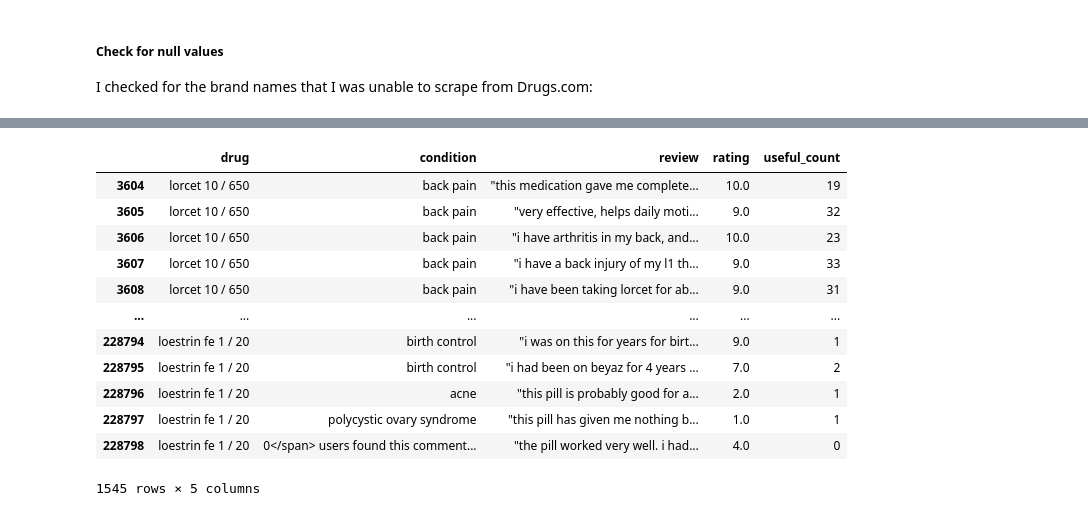
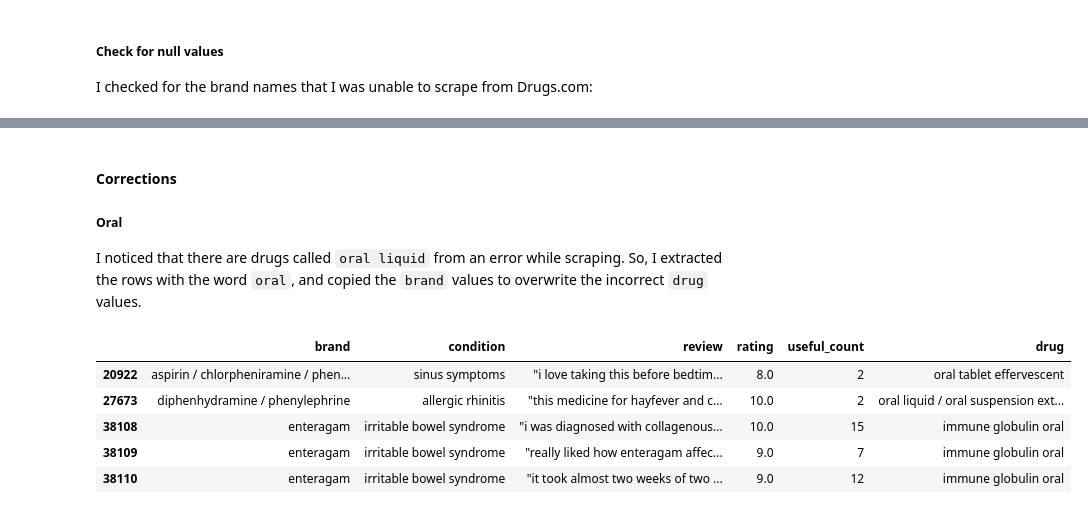
Before and after one commit to jocelynho/ga_capstone, a Jupyter notebook: 1_data_collection/1c_reviews.ipynb, the cells around one changed output, grey strips where cells are left out. Drawn from its saved outputs; the diff is of its cells as text; code cells hidden in the pictures.

```diff
--- a/1_data_collection/1c_reviews.ipynb
+++ b/1_data_collection/1c_reviews.ipynb
@@ -342,0 +451,4 @@ not_found
+# %%
+# convert nan to a string
+reviews.condition = reviews.condition.apply(lambda x: 'nan' if str(x) == 'nan' else x)
+reviews.isnull().sum()
@@ -342,0 +463,4 @@ not_found
+# %%
+# extract rows with incorrect condition
+tmp = reviews[reviews.condition.str.contains('</span>')]
+tmp.head()
@@ -342,0 +474,4 @@ not_found
+# %%
+# replace with np.nan
+reviews.loc[tmp.index, 'condition'] = 'nan'
+reviews.loc[tmp.index].head()
@@ -342,0 +507,10 @@ not_found
+# %%
+# create dictionary for replacements
+combo_replace = {'/': ' / ', ', and ': ' and ', ', ': ' and ',
+                 ' and ': ' / ', ' with ': ' / '}
+
+for i, j in combo_replace.items():
+    reviews.drug = reviews.drug.str.replace(i, j)
+
+# show first 10 values
+list(reviews.drug.unique())[:20]
@@ -343,16 +538,14 @@ not_found
+# %% [markdown]
+#### Corrections
+##### Oral
+I noticed that there are drugs called `oral liquid` from an error while scraping. So, I extracted the rows with the word `oral`, and copied the `brand` values to overwrite the incorrect `drug` values.
 # %%
-reviews[reviews['drug'].str.contains(r' / \d')]
+tmp = reviews[reviews['drug'].str.contains('oral')]
+tmp.head()
 # %% [output]
-|  | drug | condition | review | rating | useful_count |
-| 3604 | lorcet 10 / 650 | back pain | "this medication gave me complete... | 10.0 | 19 |
-| 3605 | lorcet 10 / 650 | back pain | "very effective, helps daily moti... | 9.0 | 32 |
-| 3606 | lorcet 10 / 650 | back pain | "i have arthritis in my back, and... | 10.0 | 23 |
-| 3607 | lorcet 10 / 650 | back pain | "i have a back injury of my l1 th... | 9.0 | 33 |
-| 3608 | lorcet 10 / 650 | back pain | "i have been taking lorcet for ab... | 9.0 | 31 |
-| ... | ... | ... | ... | ... | ... |
-| 228794 | loestrin fe 1 / 20 | birth control | "i was on this for years for birt... | 9.0 | 1 |
-| 228795 | loestrin fe 1 / 20 | birth control | "i had been on beyaz for 4 years ... | 7.0 | 2 |
-| 228796 | loestrin fe 1 / 20 | acne | "this pill is probably good for a... | 2.0 | 1 |
-| 228797 | loestrin fe 1 / 20 | polycystic ovary syndrome | "this pill has given me nothing b... | 1.0 | 1 |
-| 228798 | loestrin fe 1 / 20 | 0</span> users found this comment... | "the pill worked very well. i had... | 4.0 | 0 |
+|  | brand | condition | review | rating | useful_count | drug |
+| 20922 | aspirin / chlorpheniramine / phen... | sinus symptoms | "i love taking this before bedtim... | 8.0 | 2 | oral tablet effervescent |
+| 27673 | diphenhydramine / phenylephrine | allergic rhinitis | "this medicine for hayfever and c... | 10.0 | 2 | oral liquid / oral suspension ext... |
+| 38108 | enteragam | irritable bowel syndrome | "i was diagnosed with collagenous... | 10.0 | 15 | immune globulin oral |
+| 38109 | enteragam | irritable bowel syndrome | "really liked how enteragam affec... | 9.0 | 7 | immune globulin oral |
+| 38110 | enteragam | irritable bowel syndrome | "it took almost two weeks of two ... | 9.0 | 12 | immune globulin oral |
-1545 rows × 5 columns
```
Also changed, not shown: parts of 192 cells of this notebook.
